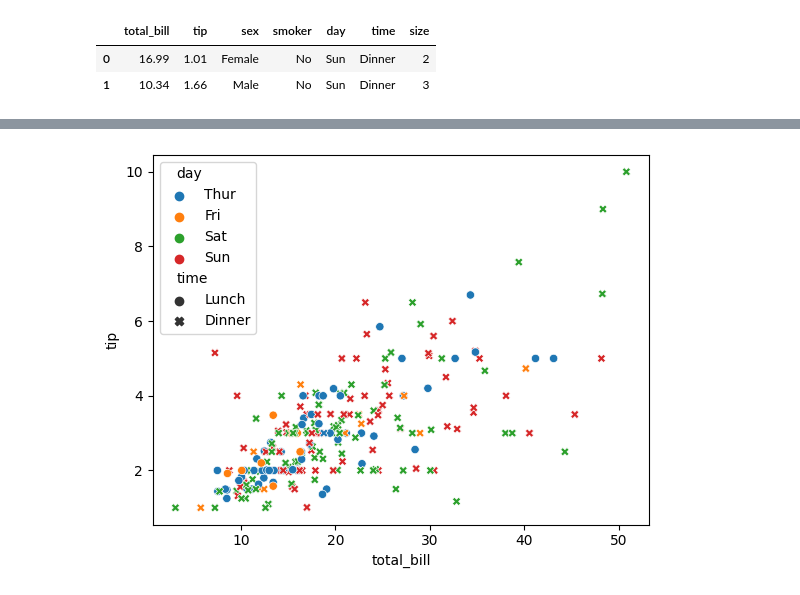
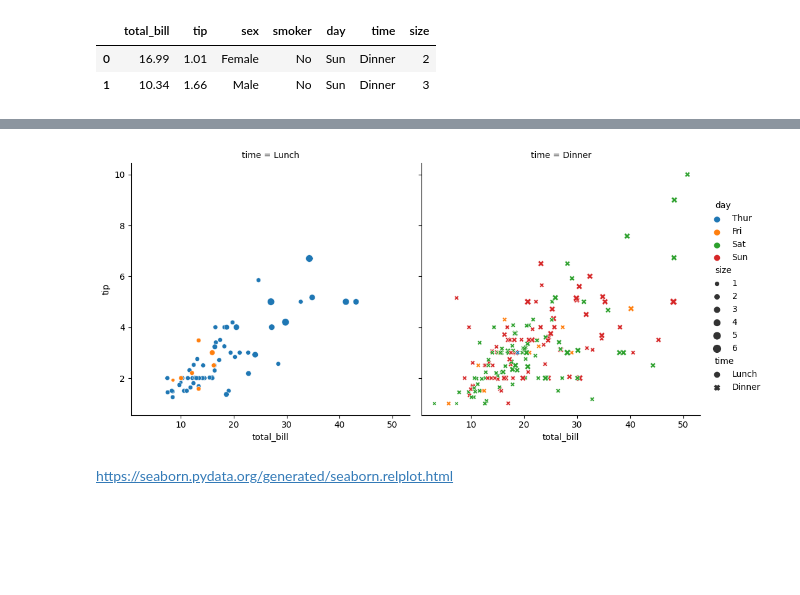
Before and after one commit to jariel17/curso-matplolib, a Jupyter notebook: 13_relation_sns_.ipynb, the cells around one changed output, grey strips where cells are left out. Drawn from its saved outputs; the diff is of its cells as text; code cells hidden in the pictures; blank space fills up the shorter version.

```diff
--- a/13_relation_sns_.ipynb
+++ b/13_relation_sns_.ipynb
@@ -11,5 +31,7 @@ tips.head(2)
 # %%
-sns.scatterplot(data=tips, x='total_bill', y='tip', hue='day', style='time')
+sns.relplot(data=tips, x='total_bill', y='tip', hue='day', style='time', size="size", kind='scatter', col='time')
 plt.show()
 # %% [output]
-[figure, old version]
+[figure, new version]
+# %% [markdown]
+https://seaborn.pydata.org/generated/seaborn.relplot.html
```
Also changed, not shown: parts of 3 cells of this notebook.
